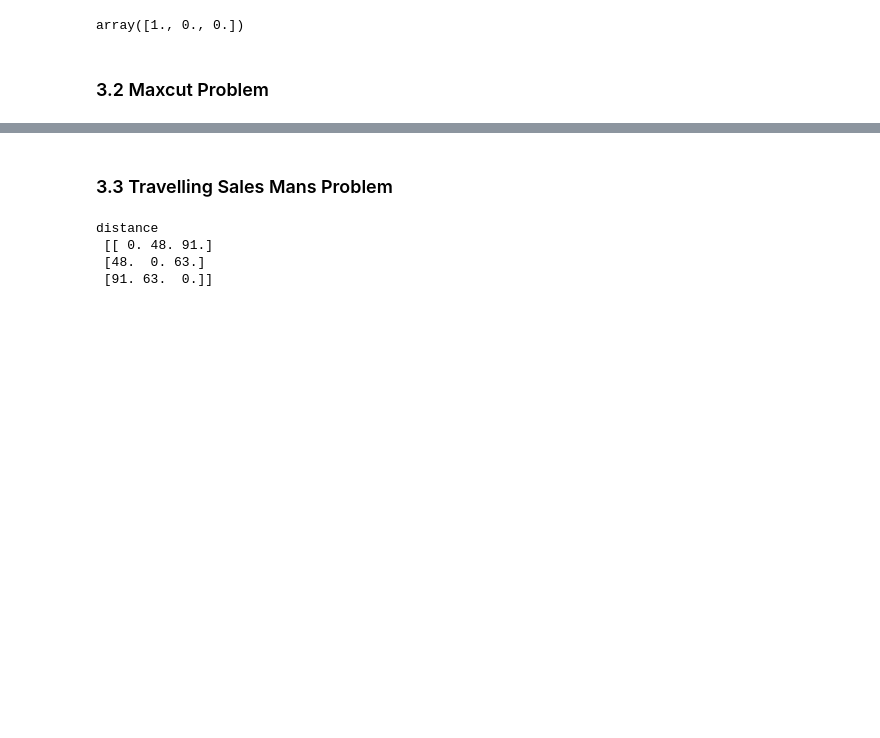
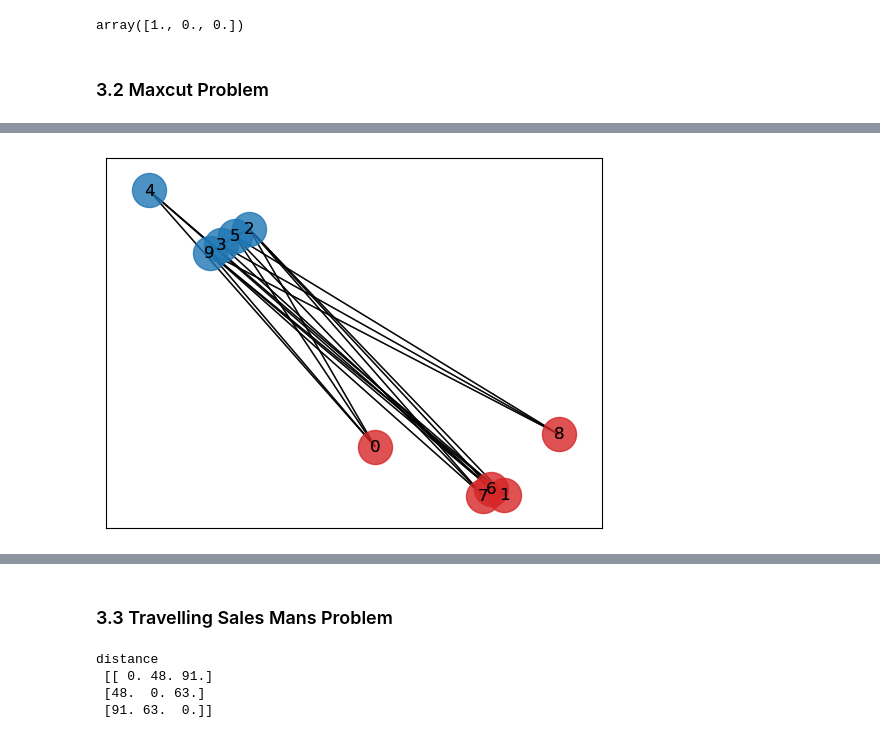
Before and after one commit to Korea-Quantum-Computing/quantum_tutorial, a Jupyter notebook: 3. Quantum Combinatorial Optimization.ipynb, the cells around one changed output, grey strips where cells are left out. Drawn from its saved outputs; the diff is of its cells as text; code cells hidden in the pictures; blank space fills up the shorter version.

```diff
--- a/3. Quantum Combinatorial Optimization.ipynb
+++ b/3. Quantum Combinatorial Optimization.ipynb
@@ -151,0 +174,8 @@ array([1., 0., 1., 0., 1., 0., 1., 1., 0., 1.])
+# %%
+def draw_graph(G, cluster, pos,size = 600):
+    clt1 = np.array([i for i in range(n)])[cluster==1.0]
+    clt2 = np.array([i for i in range(n)])[cluster!=1.0]
+    default_axes = plt.axes(frameon=True)
+    nx.draw_networkx(G, nodelist=clt1,node_color="tab:red", node_size=size, alpha=0.8, ax=default_axes, pos=pos)
+    nx.draw_networkx(G, nodelist=clt2,node_color="tab:blue", node_size=size, alpha=0.8, ax=default_axes, pos=pos)
+    edge_labels = nx.get_edge_attributes(G, "weight")
@@ -151,0 +272,6 @@ array([1., 0., 1., 0., 1., 0., 1., 1., 0., 1.])
+# %%
+partition = {i:result.x[i] for i in range(len(result.x))}
+pos = community_layout(G,partition)
+draw_graph(G,result.x, pos)
+# %% [output]
+[figure, added]
```
Also changed, not shown: parts of 18 cells of this notebook.
